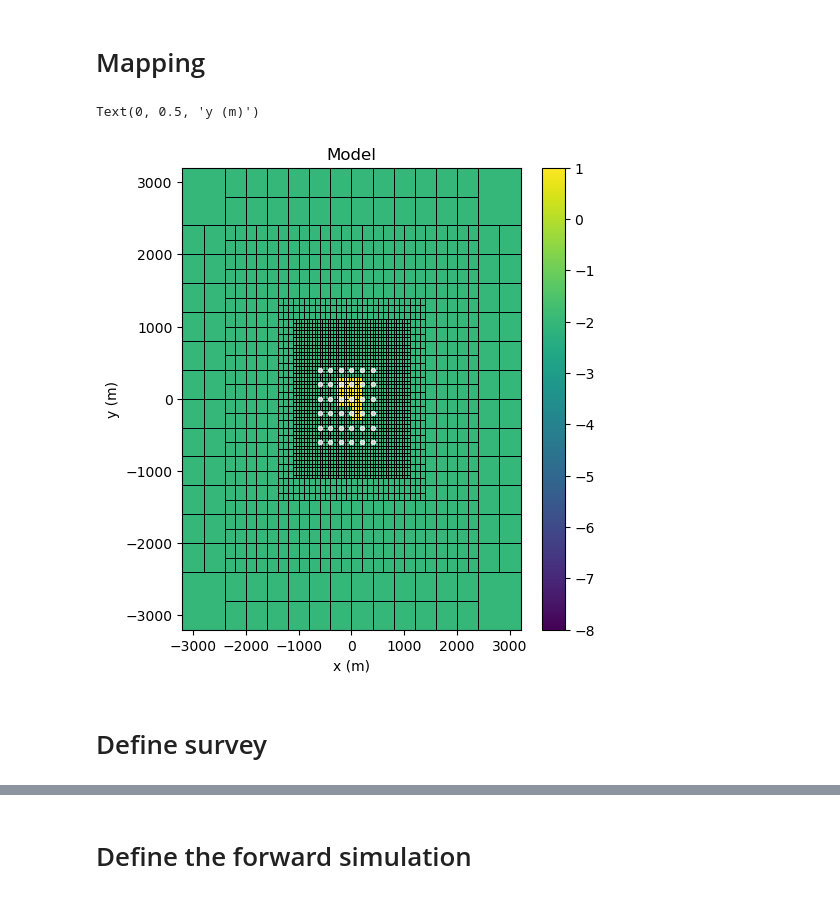
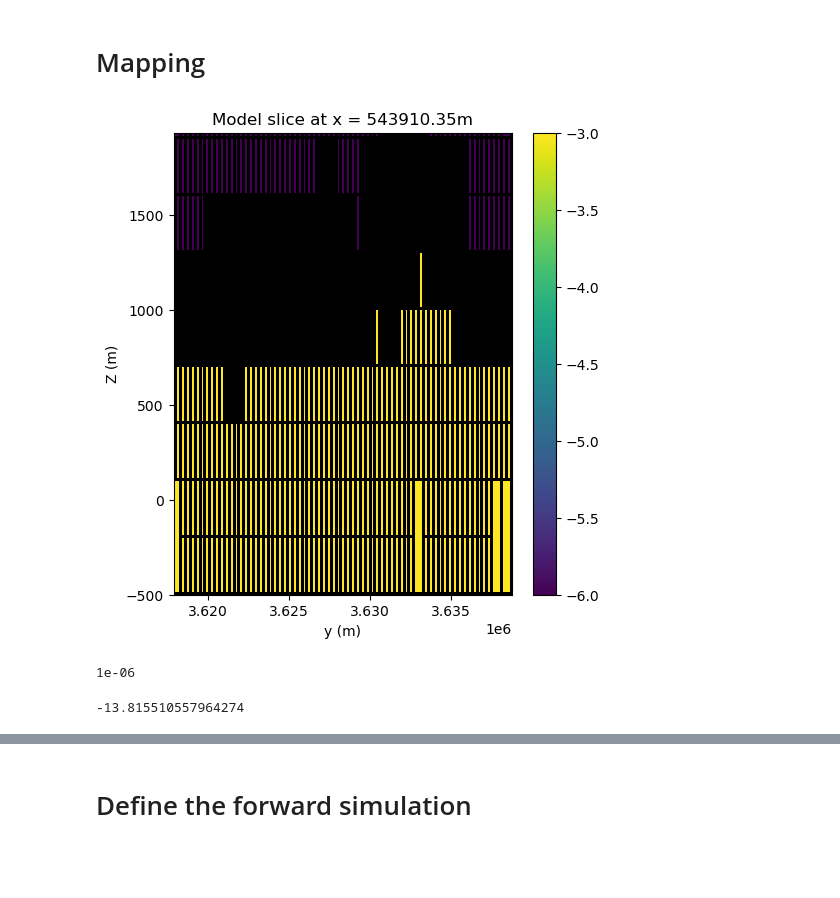
Before and after one commit to pokarparth/ztem_simpeg, a Jupyter notebook: notebooks/ztem_true_deci.ipynb, the cells around one changed output, grey strips where cells are left out. Cells and saved outputs as stored; diff of their text form; code cells hidden in the pictures; blank space fills up the shorter version.

```diff
--- a/notebooks/ztem_true_deci.ipynb
+++ b/notebooks/ztem_true_deci.ipynb
@@ -121,3 +167,13 @@ model[ind_block2] = sig_block
+# %%
+# Define starting conductivity model on the mesh
+sig_back = 1e-3
+sig_air = 1e-6
+#Define active indices below topography
+active_inds = active_from_xyz(mesh, topo_deci, 'N')
+
+model = sig_air * np.ones(mesh.nC)
+model[active_inds] = sig_back
+halfspace = model.copy()
 # %% [markdown]
 # Mapping
 # %%
@@ -129,20 +183,3 @@ actMap = maps.InjectActiveCells(mesh=mesh, indActive=active_inds, valInactive=np
 # Conductivity changes logarithmically so we set it as an exponential map
 mapping = maps.ExpMap(mesh) * actMap
 active_model = model[active_inds]
-# %%
-# Plot the model
-fig = plt.figure(figsize=(12, 6))
-
-ax1 = fig.add_subplot(121)
-out = mesh.plot_slice(np.log10(model), normal='Z', ax=ax1,ind=int(nbcz/2)-4, grid=True, pcolor_opts={"vmin":np.log10(sig_air), "vmax":np.log10(sig_block)},
-        grid_opts={"color":"k", "lw":0.5},)
-cb = plt.colorbar(out[0], orientation="vertical")
-plt.plot(receiver_locations[:, 0], receiver_locations[:, 1], 'w.',alpha=0.75)
-ax1.set_title('Model')
-ax1.set_xlabel('x (m)')
-ax1.set_ylabel('y (m)')
-# %% [output]
-Text(0, 0.5, 'y (m)')
-[figure, removed]
-# %% [markdown]
-# Define survey
@@ -148,0 +216,46 @@ Text(0, 0.5, 'y (m)')
+# %%
+# Plot the model
+fig = plt.figure(figsize=(12, 6))
+#plot_map = maps.LogMap(mesh)*model
+# Select the axis
+xlim = [np.min(receiver_locations[:,0]), np.max(receiver_locations[:,0])]
+ylim = [np.min(receiver_locations[:,1]), np.max(receiver_locations[:,1])]
+zlim = [-500, np.max(receiver_locations[:,2])]
+
+slice_axis = 'x'  # Change this to 'x', 'y', or 'z' as needed
+
+# Find index of the mesh where the selected axis is approximately equal to the target value
+plot_ind = np.where(getattr(mesh, f'nodes_{slice_axis}') == closest_value(mesh, x0, slice_axis))[0][0]
+
+ax1 = fig.add_subplot(121)
+out = mesh.plot_slice(np.log10(model), normal=slice_axis.upper(), ax=ax1, ind=plot_ind, grid=True)
+                       #pcolor_opts={"vmin":np.log10(sig_air), "vmax":np.log10(sig_back)})
+cb = plt.colorbar(out[0], orientation="vertical")
+
+ax1.set_title(f"Model slice at {slice_axis} = {getattr(mesh, f'nodes_{slice_axis}')[int(plot_ind)]}m")
+
+if slice_axis == 'y' or slice_axis == 'x':
+    ax1.set_ylim(zlim)
+    if slice_axis == 'y':
+        ax1.set_xlim(xlim)
+        ax1.set_xlabel('x (m)')
+    else:
+        ax1.set_xlim(ylim)
+        ax1.set_xlabel('y (m)')
+    ax1.set_ylabel('Z (m)')
+else:
+    ax1.set_ylim(ylim)
+    ax1.set_xlim(xlim)
+    plt.plot(receiver_locations[:, 0], receiver_locations[:, 1], 'r.',alpha=0.25)
+    ax1.set_xlabel('x (m)')
+    ax1.set_ylabel('y (m)')
+# %% [output]
+[figure, added]
+# %%
+model.min()
+# %% [output]
+1e-06
+# %%
+np.log(1e-6)
+# %% [output]
+-13.815510557964274
```
Also changed, not shown: parts of 38 cells of this notebook.
